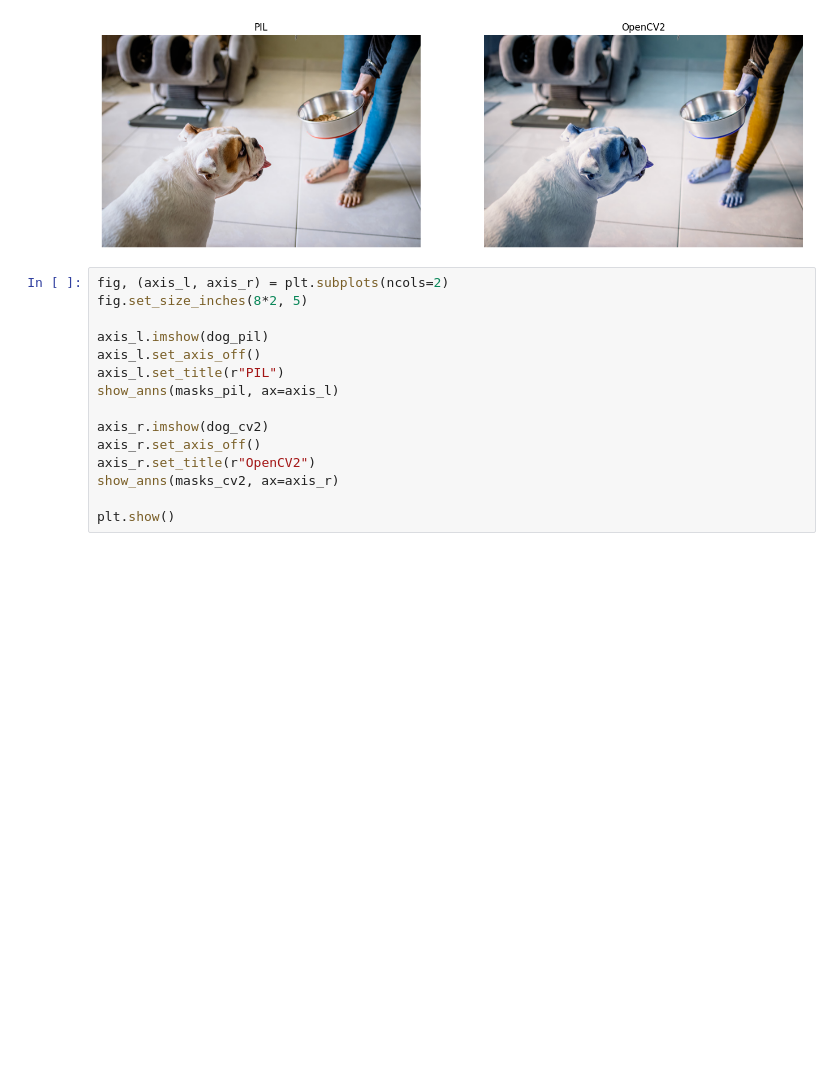
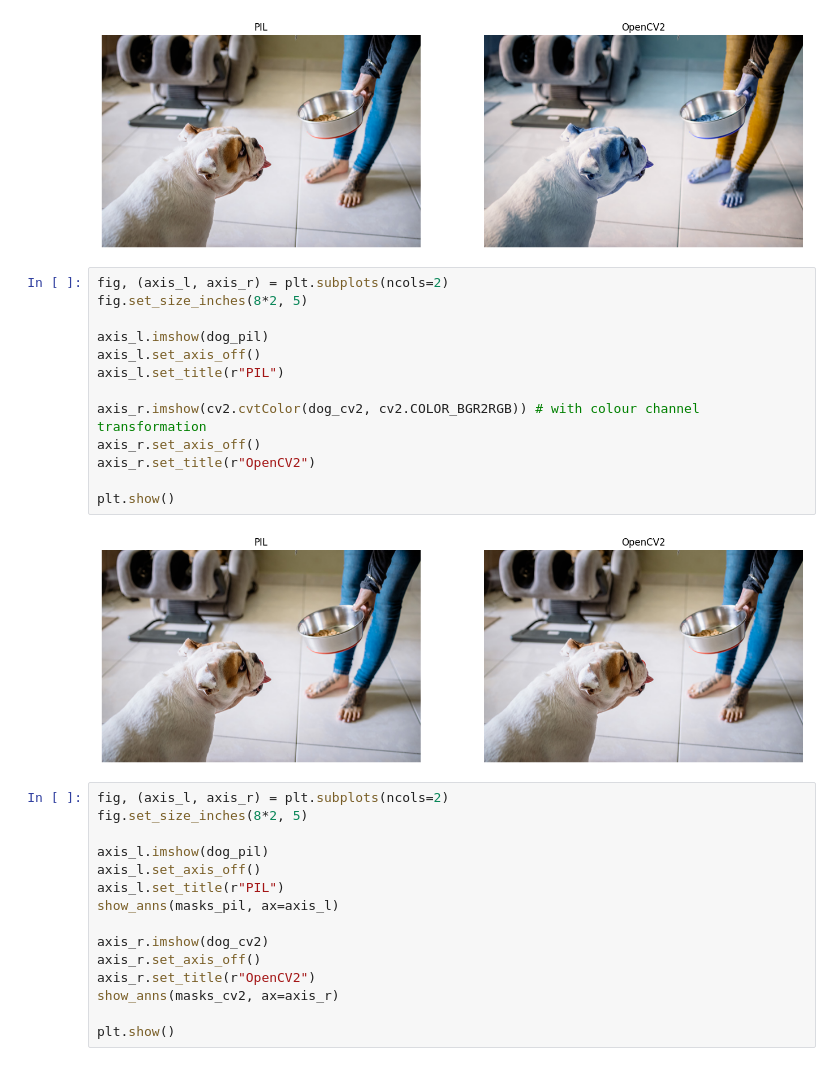
Before and after one commit to anoban/wsu, a Jupyter notebook: models/segment-anything/imagecolours.ipynb, the cells around one changed output. Saved outputs shown, nothing was run; the diff lists cells and outputs as text; blank space fills up the shorter version.

```diff
--- a/models/segment-anything/imagecolours.ipynb
+++ b/models/segment-anything/imagecolours.ipynb
@@ -57,6 +61,21 @@ axis_r.set_title(r"OpenCV2")
 plt.show()
 # %% [output]
 [figure]
+# %%
+fig, (axis_l, axis_r) = plt.subplots(ncols=2)
+fig.set_size_inches(8*2, 5)
+
+axis_l.imshow(dog_pil)
+axis_l.set_axis_off()
+axis_l.set_title(r"PIL")
+
+axis_r.imshow(cv2.cvtColor(dog_cv2, cv2.COLOR_BGR2RGB)) # with colour channel transformation
+axis_r.set_axis_off()
+axis_r.set_title(r"OpenCV2")
+
+plt.show()
+# %% [output]
+[figure, added]
 # %%
 fig, (axis_l, axis_r) = plt.subplots(ncols=2)
 fig.set_size_inches(8*2, 5)
```
Also changed, not shown: parts of 1 cell of this notebook, 4 other files.
